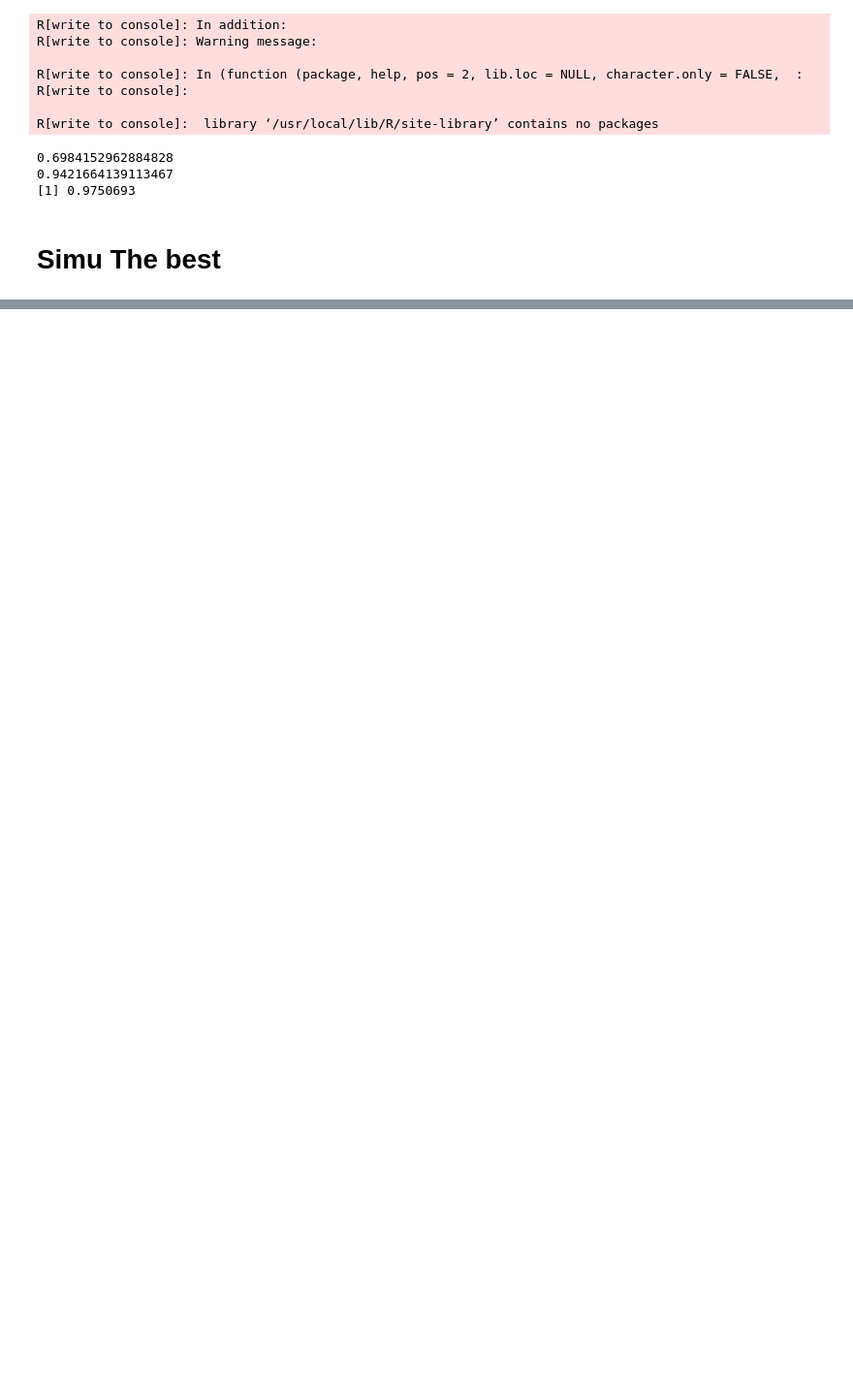
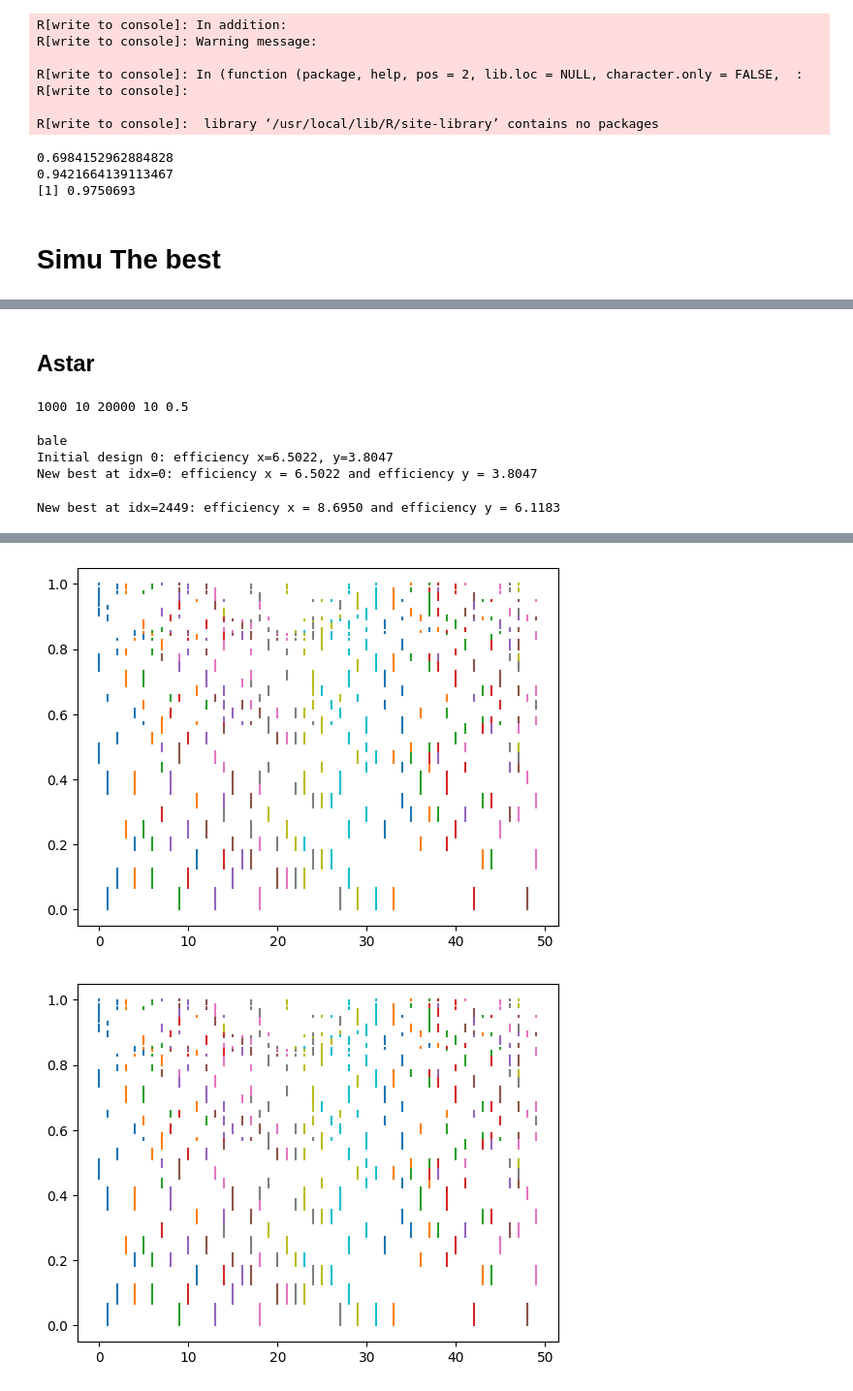
Before and after one commit to mehdimhb/geometric-sampling, a Jupyter notebook: Bardia GFS/A_Star_Optimal_GFS_3.ipynb, the cells around one changed output, grey strips where cells are left out. Shown at 97% size. Drawn from its saved outputs; the diff is of its cells as text; code cells hidden in the pictures; blank space fills up the shorter version.

```diff
--- a/Bardia GFS/A_Star_Optimal_GFS_3.ipynb
+++ b/Bardia GFS/A_Star_Optimal_GFS_3.ipynb
@@ -389,0 +473,75 @@ efficiency of cube sampling 1.43
+# %% [markdown]
+## Astar
+# %%
+y = np.array(ro.r['y'])
+x = np.array(ro.r['x'])
+
+n = np.array(ro.r['n'])
+N = np.array(ro.r['N'])
+var_y_0 = np.array(ro.r['var_y_0'])
+var_x_0 = np.array(ro.r['var_x_0'])
+
+inclusions = np.array(ro.r['pik'])
+shifted_x   = np.array(ro.r['x'])
+threshold_x = float(ro.r['threshold_x'][0])
+threshold_x = threshold_x
+threshold_y = ro.r['threshold_y']
+inclusions = np.array(inclusions)
+x = np.array(shifted_x)
+
+
+max_open_set_size      = 20000
+switch_coefficient     = .5
+num_initial_nodes      = 10000
+initial_design_to_use  = 10
+show_results           = 1
+max_iterations         = 1000
+random_restart_period  = 100   # how often to inject random designs
+random_injection_count = 10    # how many random designs to inject
+prune_fraction         = .9
+var_percent_exected = .1
+
+
+
+import numpy as np
+rng = np.random.default_rng()  # define your random generator here if you want
+
+for num_changes in [10]:
+    for num_new_nodes in [10]:
+        print(max_iterations, num_new_nodes, max_open_set_size, num_changes, switch_coefficient)
+        # If you want a random permutation for the classic case
+        psDesign = Design(inclusions=inclusions)
+        criterion = VarNHT(main_variable=y, auxiliary_variable=x, inclusion_probability=inclusions)
+        astar = AStar(
+            inclusions=inclusions,
+            num_initial_nodes=num_initial_nodes,
+            initial_design_to_use=initial_design_to_use,
+            criteria=criterion,
+            x = y,
+            threshold_x=threshold_x,
+            threshold_y=threshold_y,
+            switch_coefficient=switch_coefficient,
+            show_results=show_results,
+            var_percent_exected=var_percent_exected
+        )
+        result = astar.run(
+            max_iterations=max_iterations,
+            num_new_nodes=num_new_nodes,
+            max_open_set_size=max_open_set_size,
+            num_changes=num_changes,
+            random_restart_period=random_restart_period,
+            random_injection_count=random_injection_count,
+            prune_fraction=prune_fraction
+        )
+        print("Best criteria value:", astar.best_criteria_value)
+        print("Iterations run:", result)
+        print(np.round(var_x_0, 1))
+        print(np.round(var_y_0, 1))
+        astar.initial_design.show()
+        astar.best_design.show()
+# %% [output]
+1000 10 20000 10 0.5
+bale
+Initial design 0: efficiency x=6.5022, y=3.8047
+New best at idx=0: efficiency x = 6.5022 and efficiency y = 3.8047
+New best at idx=2449: efficiency x = 8.6950 and efficiency y = 6.1183
@@ -389,0 +565,2 @@ efficiency of cube sampling 1.43
+[figure, added]
+[figure, added]
```
Also changed, not shown: parts of 27 cells of this notebook, 4 other files.
